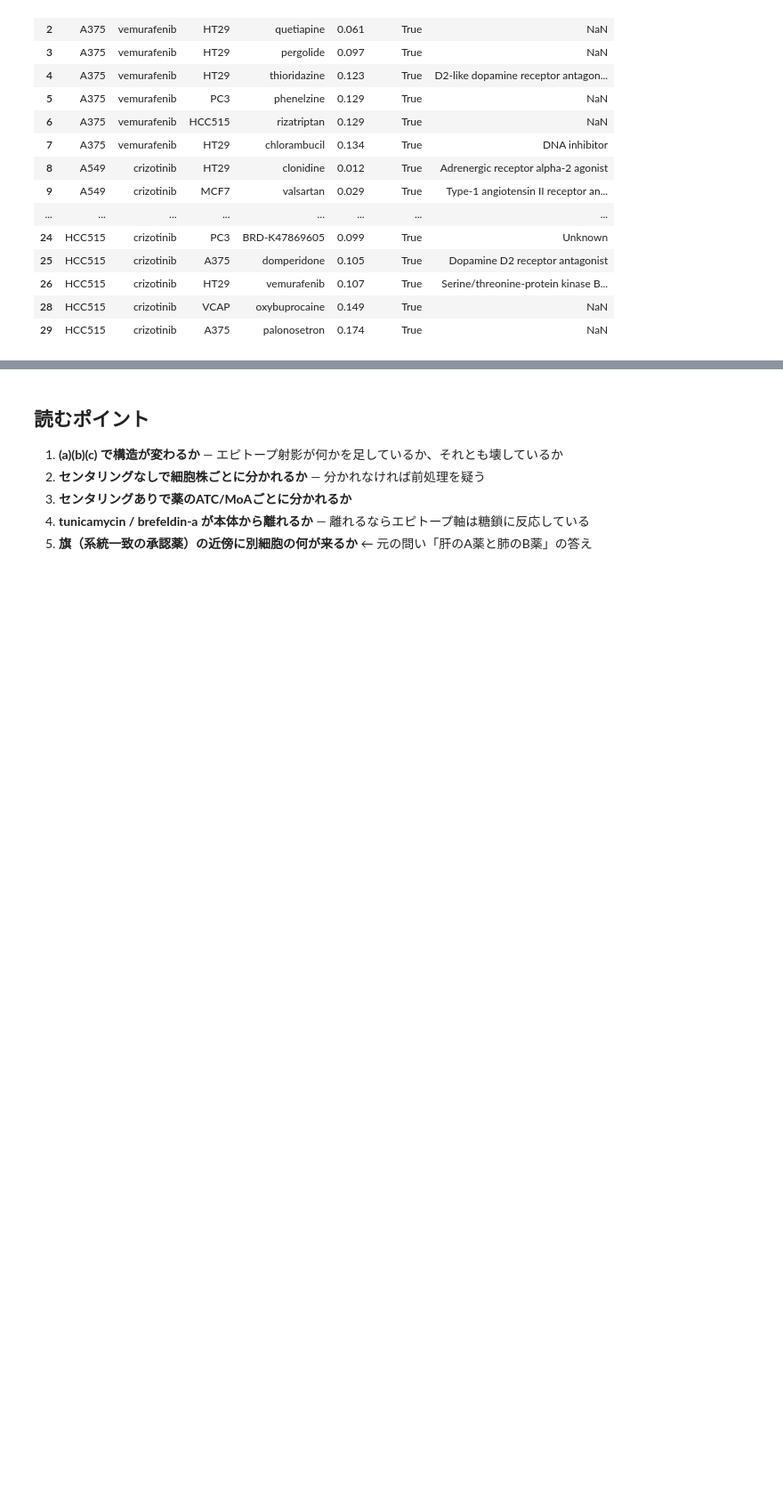
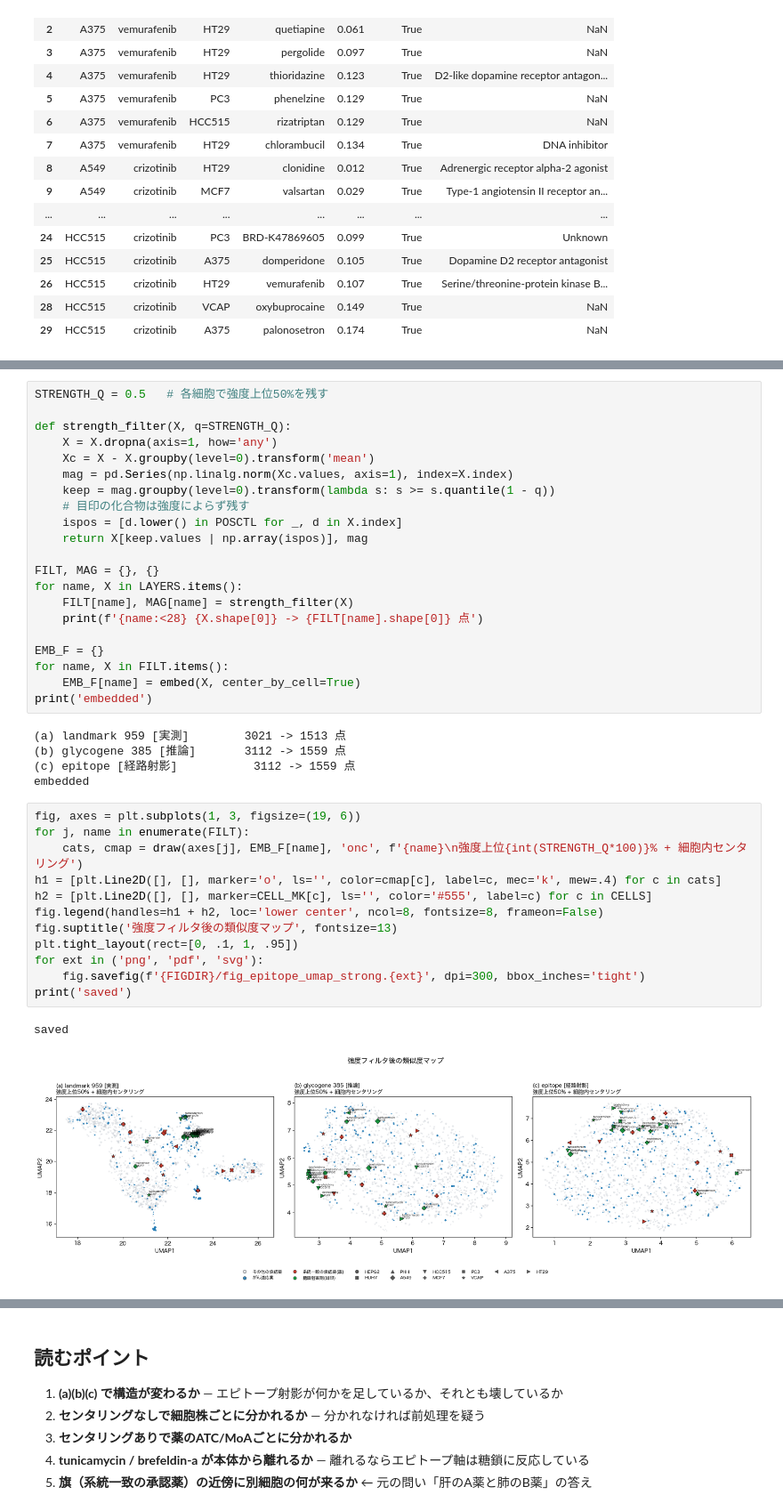
Before and after one commit to dogTK/glyco_epitope_3rd_paper, a Jupyter notebook: notebooks/analytics/02_epitope_signature_umap.ipynb, the cells around one changed output, grey strips where cells are left out. Shown at 89% size. Cells and saved outputs as stored; diff of their text form; blank space fills up the shorter version.

```diff
--- a/notebooks/analytics/02_epitope_signature_umap.ipynb
+++ b/notebooks/analytics/02_epitope_signature_umap.ipynb
@@ -301,0 +307,41 @@ nb[nb.cross_cell].head(25)
+# %%
+STRENGTH_Q = 0.5   # 各細胞で強度上位50%を残す
+
+def strength_filter(X, q=STRENGTH_Q):
+    X = X.dropna(axis=1, how='any')
+    Xc = X - X.groupby(level=0).transform('mean')
+    mag = pd.Series(np.linalg.norm(Xc.values, axis=1), index=X.index)
+    keep = mag.groupby(level=0).transform(lambda s: s >= s.quantile(1 - q))
+    # 目印の化合物は強度によらず残す
+    ispos = [d.lower() in POSCTL for _, d in X.index]
+    return X[keep.values | np.array(ispos)], mag
+
+FILT, MAG = {}, {}
+for name, X in LAYERS.items():
+    FILT[name], MAG[name] = strength_filter(X)
+    print(f'{name:<28} {X.shape[0]} -> {FILT[name].shape[0]} 点')
+
+EMB_F = {}
+for name, X in FILT.items():
+    EMB_F[name] = embed(X, center_by_cell=True)
+print('embedded')
+# %% [output]
+(a) landmark 959 [実測]        3021 -> 1513 点
+(b) glycogene 385 [推論]       3112 -> 1559 点
+(c) epitope [経路射影]           3112 -> 1559 点
+embedded
+# %%
+fig, axes = plt.subplots(1, 3, figsize=(19, 6))
+for j, name in enumerate(FILT):
+    cats, cmap = draw(axes[j], EMB_F[name], 'onc', f'{name}\n強度上位{int(STRENGTH_Q*100)}% + 細胞内センタリング')
+h1 = [plt.Line2D([], [], marker='o', ls='', color=cmap[c], label=c, mec='k', mew=.4) for c in cats]
+h2 = [plt.Line2D([], [], marker=CELL_MK[c], ls='', color='#555', label=c) for c in CELLS]
+fig.legend(handles=h1 + h2, loc='lower center', ncol=8, fontsize=8, frameon=False)
+fig.suptitle('強度フィルタ後の類似度マップ', fontsize=13)
+plt.tight_layout(rect=[0, .1, 1, .95])
+for ext in ('png', 'pdf', 'svg'):
+    fig.savefig(f'{FIGDIR}/fig_epitope_umap_strong.{ext}', dpi=300, bbox_inches='tight')
+print('saved')
+# %% [output]
+saved
+[figure, added]
```
Also changed, not shown: parts of 9 cells of this notebook, 2 other files.
